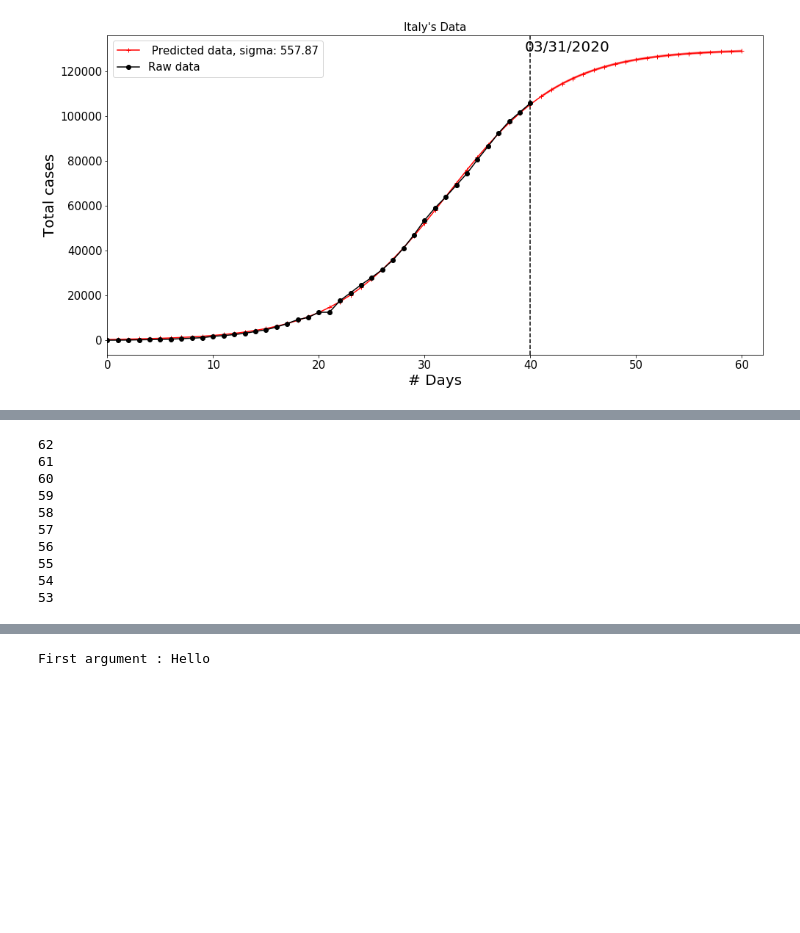
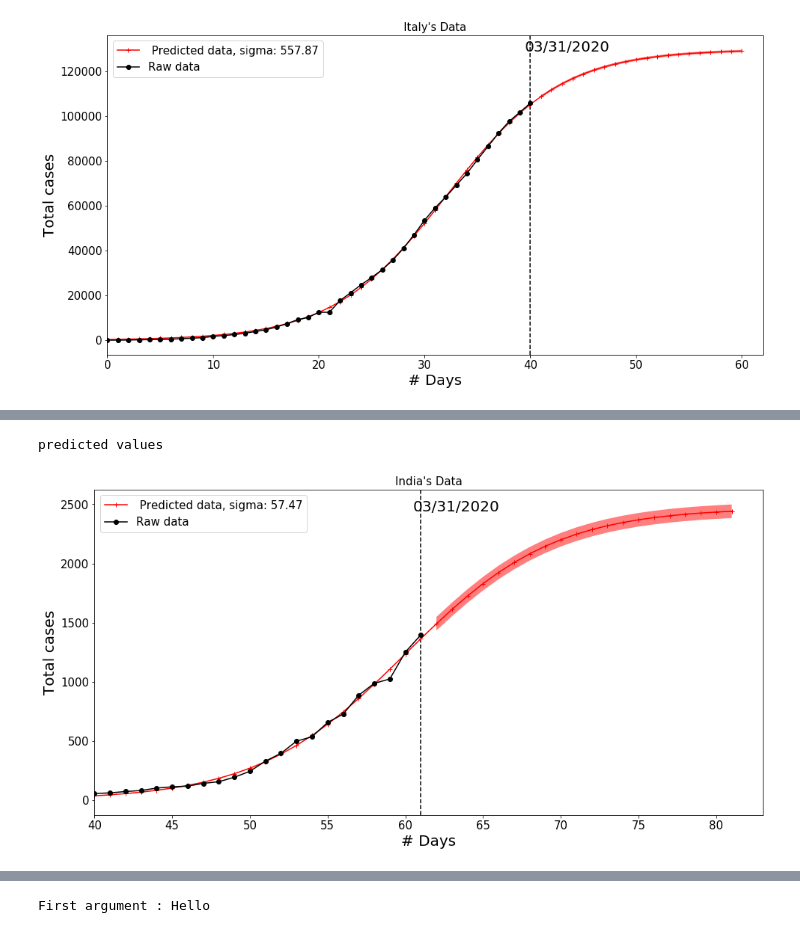
Before and after one commit to sidhant-guliani/covid19_representation_live-data, a Jupyter notebook: COVID19_representation.ipynb, the cells around one changed output, grey strips where cells are left out. Cells and saved outputs as stored; diff of their text form; code cells hidden in the pictures; blank space fills up the shorter version.

```diff
--- a/COVID19_representation.ipynb
+++ b/COVID19_representation.ipynb
@@ -199,17 +75,5 @@ Predictions:
-# %%
-
-for i in range(10):
-    inception = i
-    country_graph = country_data.groupby("date")[['confirm', 'death', 'recover']].sum().reset_index()[inception:]
-    print(len(country_graph))
-# %% [output]
-62
-61
-60
-59
-58
-57
-56
-55
-54
-53
+# %%
+cpredict.predict("India", "confirm", 20, 0, 40)
+# %% [output]
+predicted values
+[figure, added]
```
Also changed, not shown: parts of 8 cells of this notebook.
